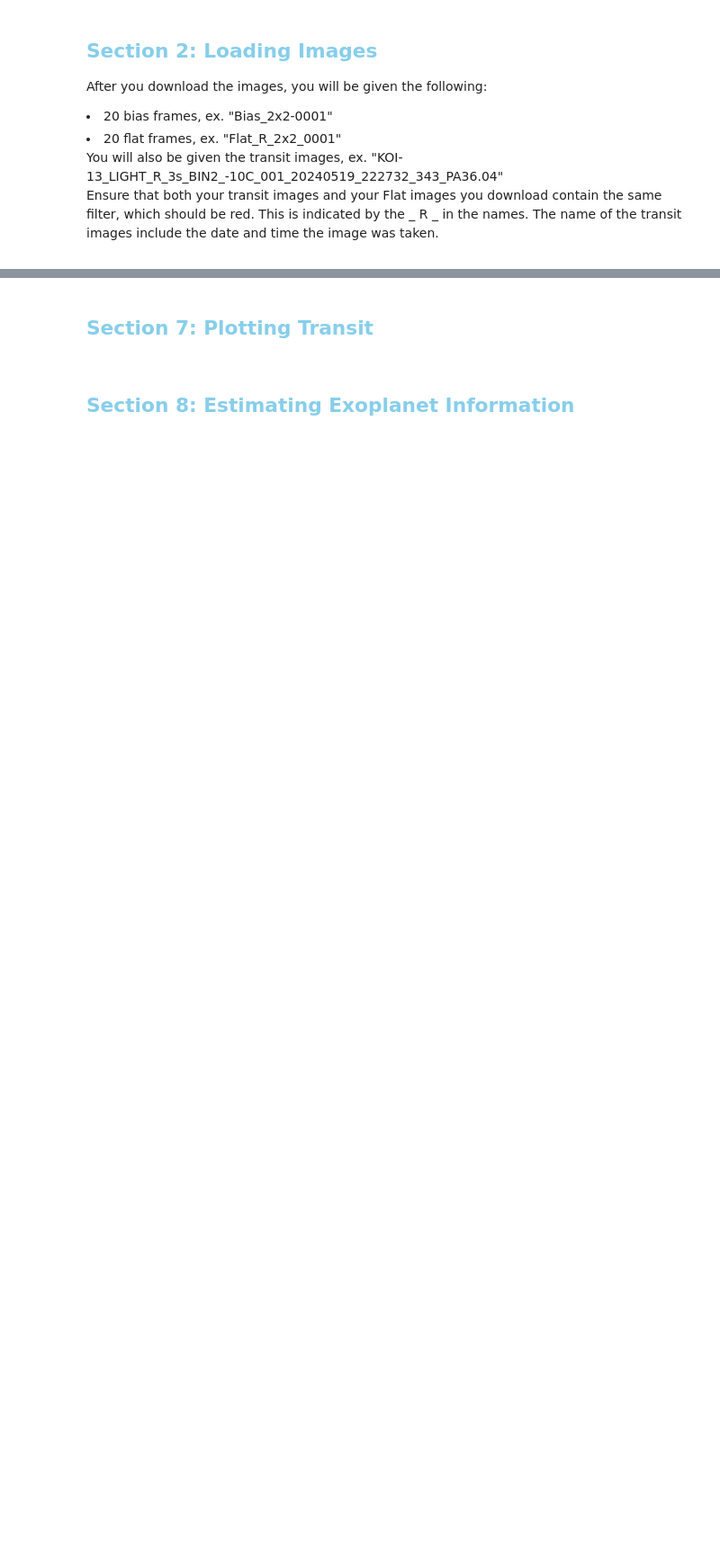
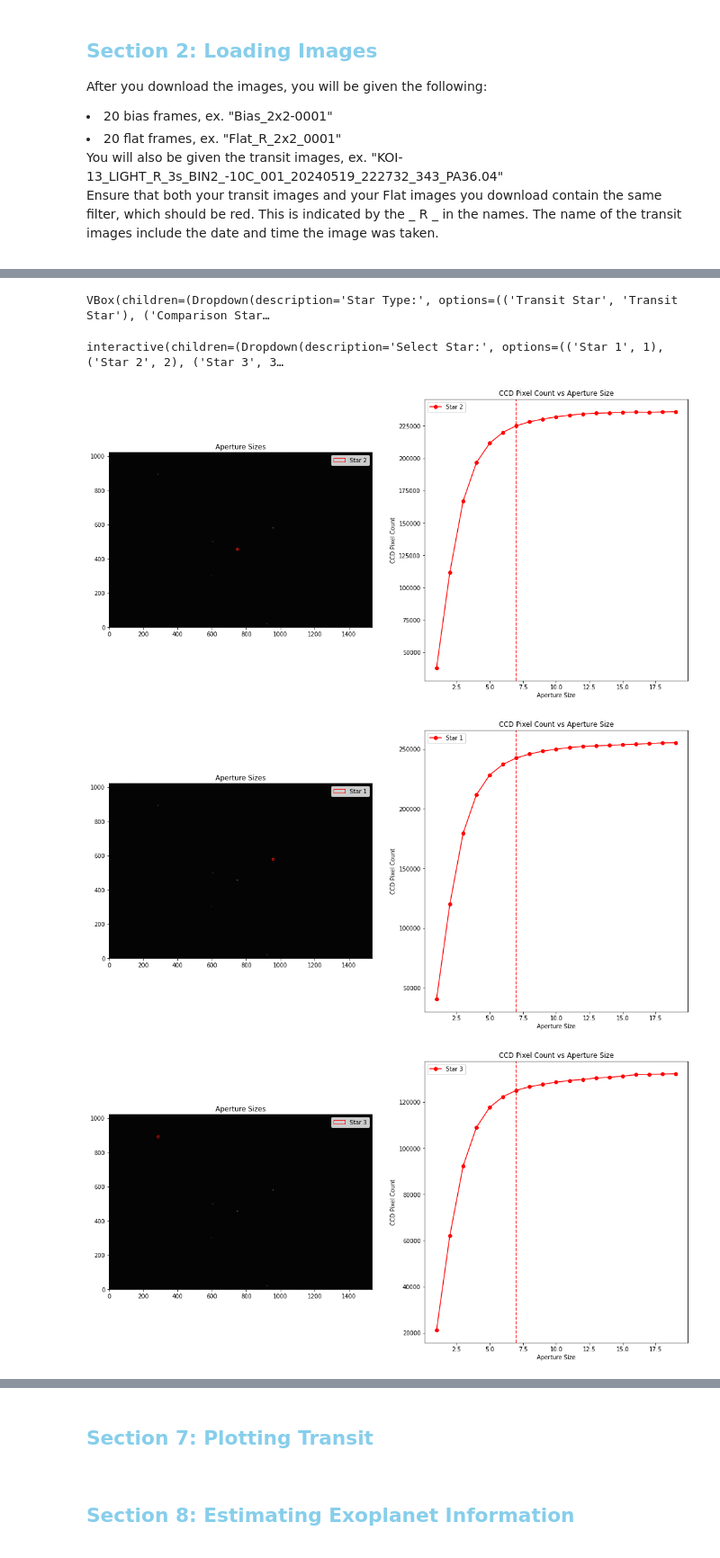
Before and after one commit to aidenweatherbee/ExoplanetTransitProcessing, a Jupyter notebook: TransitProcessing.ipynb, the cells around one changed output, grey strips where cells are left out. Shown at 90% size. Cells and saved outputs as stored; diff of their text form; code cells hidden in the pictures; blank space fills up the shorter version.

```diff
--- a/TransitProcessing.ipynb
+++ b/TransitProcessing.ipynb
@@ -319,7 +323,8 @@ class ApertureTest:
 # Perform the test on a single image file
 aperture_test = ApertureTest()
 aperture_sizes = np.arange(1, 20, 1)
-aperture_test.perform_test("D:\\TransitResearch\\2024-05-19+20\\calibrated_images\\KOI-13_LIGHT_R_3s_BIN2_-10C_032_20240520_015233_755_PA338.fit", aperture_sizes)
+aperture_test.perform_test("D:\\TransitResearch\\2024-05-31\\calibrated_images\\HAT-P-27_LIGHT_R_19s_BIN2_-10C_030_20240601_002148_599_PA116.02.fit", aperture_sizes)
+#aperture_test.perform_test("D:\\TransitResearch\\EXOTIC_sampledata-1.0.0\\EXOTIC_sampledata-1.0.0\\HatP32Dec202017\\HATP-32171220013343.fits", aperture_sizes)
 
 # To access the selected stars list:
 selected_stars = aperture_test.get_selected_stars()
@@ -327,3 +332,4 @@ selected_stars = aperture_test.get_selected_stars()
 # Example of accessing the pixel coordinates, aperture size, and star type
 for star in selected_stars:
     print(f"Star: {star['star']}, Position: {star['position']}, Aperture Size: {star['aperture_size']}, Type: {star['type']}")
+# %% [output]
@@ -329,0 +337,5 @@ for star in selected_stars:
+VBox(children=(Dropdown(description='Star Type:', options=(('Transit Star', 'Transit Star'), ('Comparison Star…
+interactive(children=(Dropdown(description='Select Star:', options=(('Star 1', 1), ('Star 2', 2), ('Star 3', 3…
+[figure, added]
+[figure, added]
+[figure, added]
```
Also changed, not shown: parts of 11 cells of this notebook.
